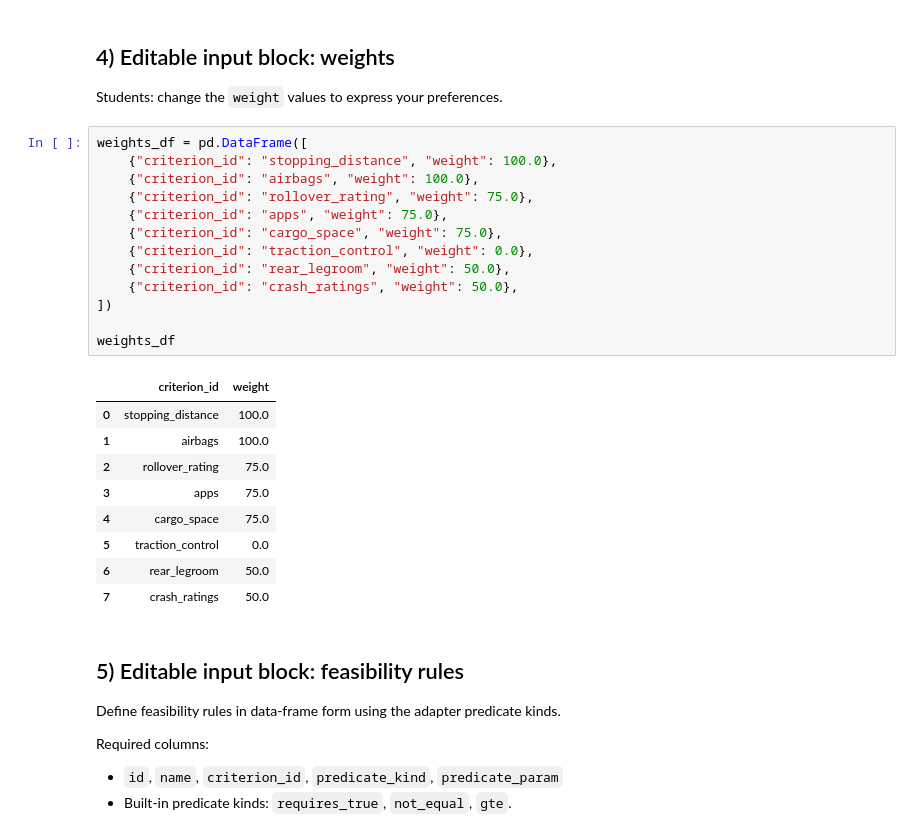
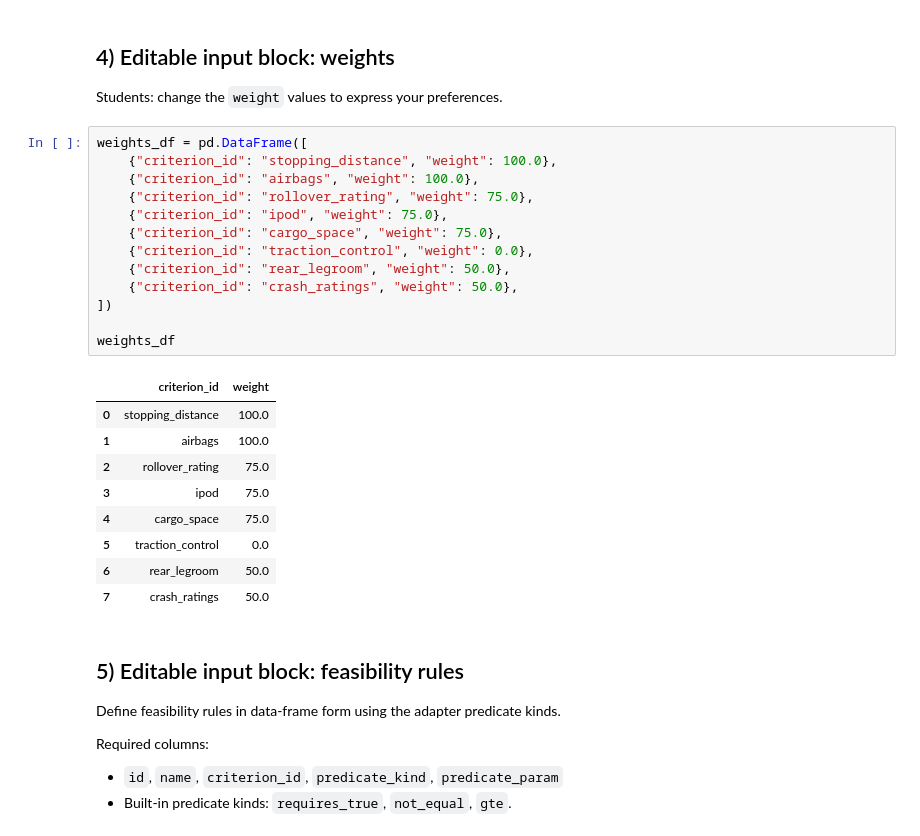
Before and after one commit to kewley-rob/decision-core, a Jupyter notebook: docs/notebooks/car_decision_template.ipynb, the cells around one changed output. Cells and saved outputs as stored; diff of their text form.

```diff
--- a/docs/notebooks/car_decision_template.ipynb
+++ b/docs/notebooks/car_decision_template.ipynb
@@ -194,22 +192,22 @@ Students: change the `weight` values to express your preferences.
 # %%
 weights_df = pd.DataFrame([
     {"criterion_id": "stopping_distance", "weight": 100.0},
     {"criterion_id": "airbags", "weight": 100.0},
     {"criterion_id": "rollover_rating", "weight": 75.0},
-    {"criterion_id": "apps", "weight": 75.0},
+    {"criterion_id": "ipod", "weight": 75.0},
     {"criterion_id": "cargo_space", "weight": 75.0},
     {"criterion_id": "traction_control", "weight": 0.0},
     {"criterion_id": "rear_legroom", "weight": 50.0},
     {"criterion_id": "crash_ratings", "weight": 50.0},
 ])
 
 weights_df
 # %% [output]
 |  | criterion_id | weight |
 | 0 | stopping_distance | 100.0 |
 | 1 | airbags | 100.0 |
 | 2 | rollover_rating | 75.0 |
-| 3 | apps | 75.0 |
+| 3 | ipod | 75.0 |
 | 4 | cargo_space | 75.0 |
 | 5 | traction_control | 0.0 |
 | 6 | rear_legroom | 50.0 |
```
Also changed, not shown: parts of 8 cells of this notebook.
